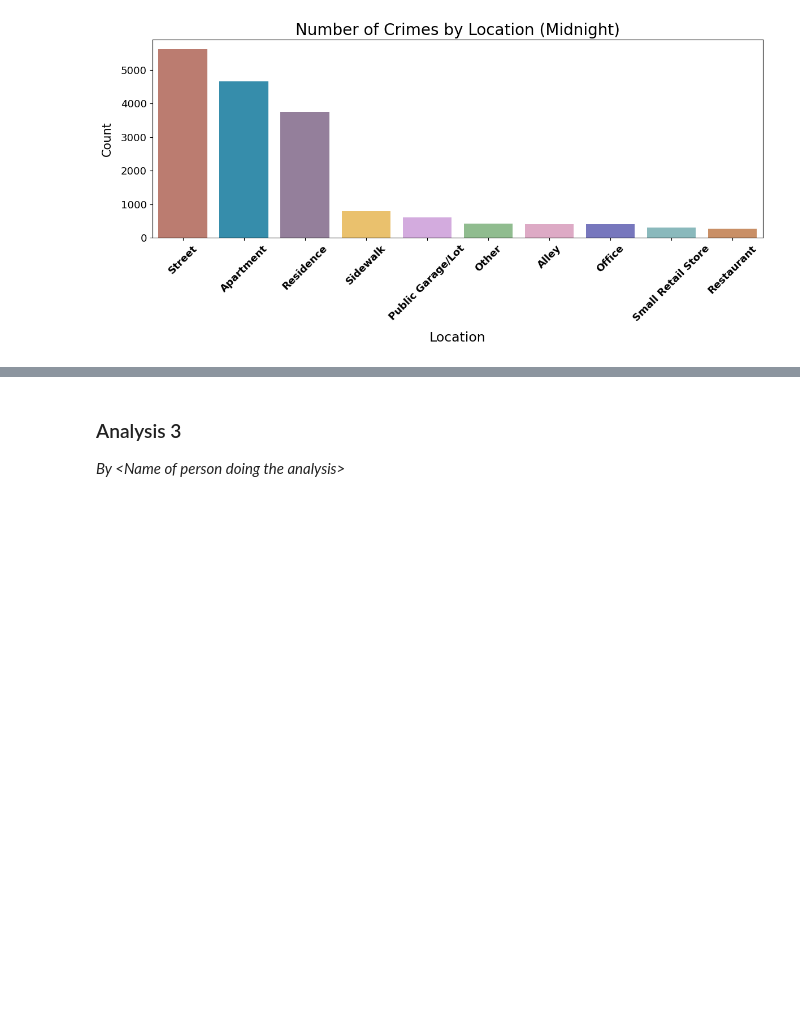
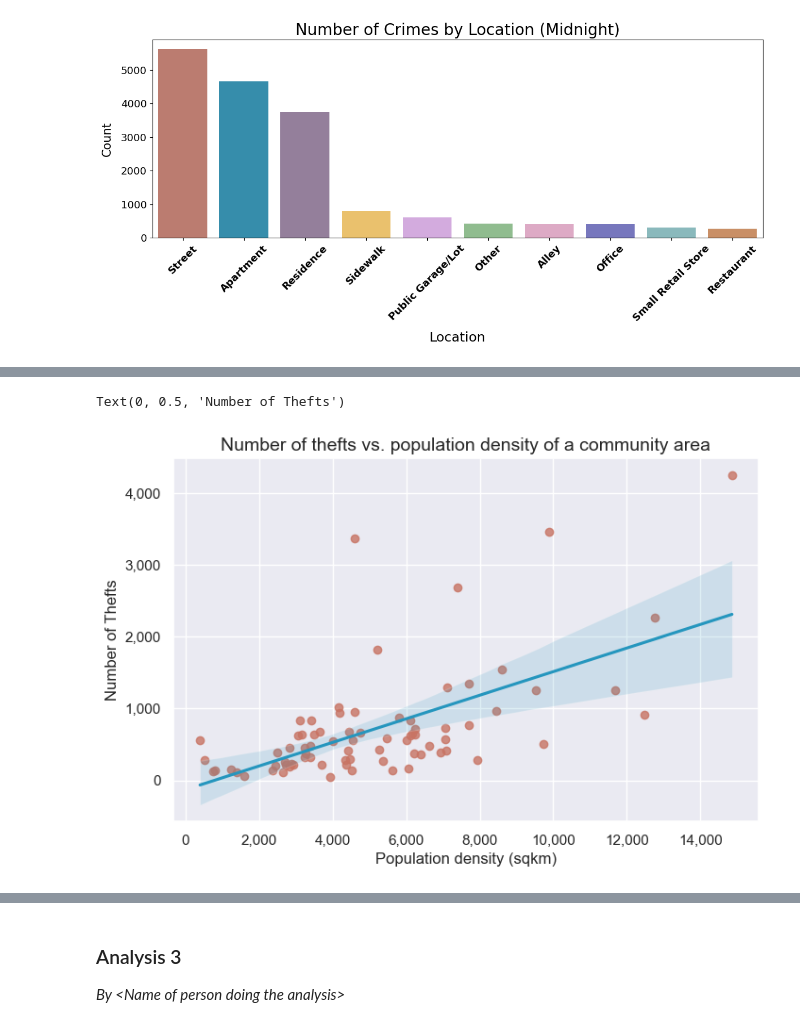
Before and after one commit to ashou2004/Chicago-Crime-Data-Analysis, a Jupyter notebook: ProjectReport.ipynb, the cells around one changed output, grey strips where cells are left out. Cells and saved outputs as stored; diff of their text form; code cells hidden in the pictures; blank space fills up the shorter version.

```diff
--- a/ProjectReport.ipynb
+++ b/ProjectReport.ipynb
@@ -512,0 +557,26 @@ plt.show()
+# %%
+#| echo: false
+
+# Correlate population density with crime
+theft_counts_areas = pd.DataFrame(theft_community_data['Community Name'].value_counts())
+theft_counts_areas = theft_counts_areas.reset_index()
+theft_counts_areas.columns = ["Community Name", "Number of Thefts"]
+
+community_areas['Community Name'] = community_areas['Community Name'].apply(lambda x:x.replace('(The) Loop[11]', 'The Loop'))
+
+theft_counts_areas['Community Name'] = theft_counts_areas['Community Name'].astype(str)
+theft_with_density = theft_counts_areas.merge(community_areas, left_on = 'Community Name', right_on = 'Community Name', how = 'left')
+
+plt.rcParams['figure.figsize'] = (8, 5)
+sns.set(font_scale = 1.5)
+ax = sns.regplot(x = 'Density (sqkm)', y = 'Number of Thefts', data = theft_with_density, scatter_kws = {'color':'#c87464'}, line_kws = {'color':'#2596be'})
+
+ax.set_title('Number of thefts vs. population density of a community area', fontsize=14)
+ax.xaxis.set_major_formatter('{x:,.0f}')
+ax.yaxis.set_major_formatter('{x:,.0f}')
+ax.tick_params(axis = 'both', labelsize = 11)
+ax.set_xlabel('Population density (sqkm)', fontsize=12)
+ax.set_ylabel('Number of Thefts', fontsize=12)
+# %% [output]
+Text(0, 0.5, 'Number of Thefts')
+[figure, added]
```
Also changed, not shown: parts of 23 cells of this notebook.
